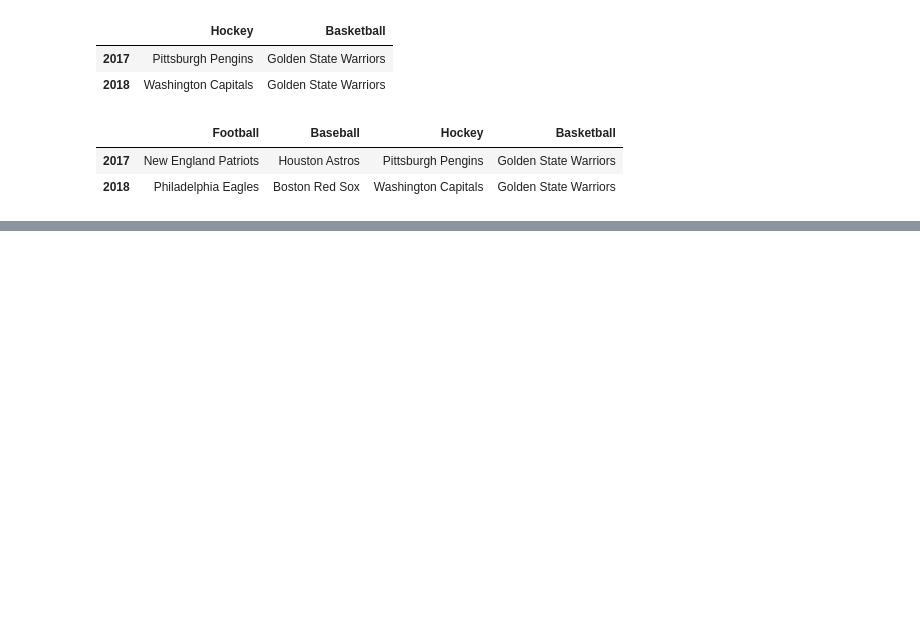
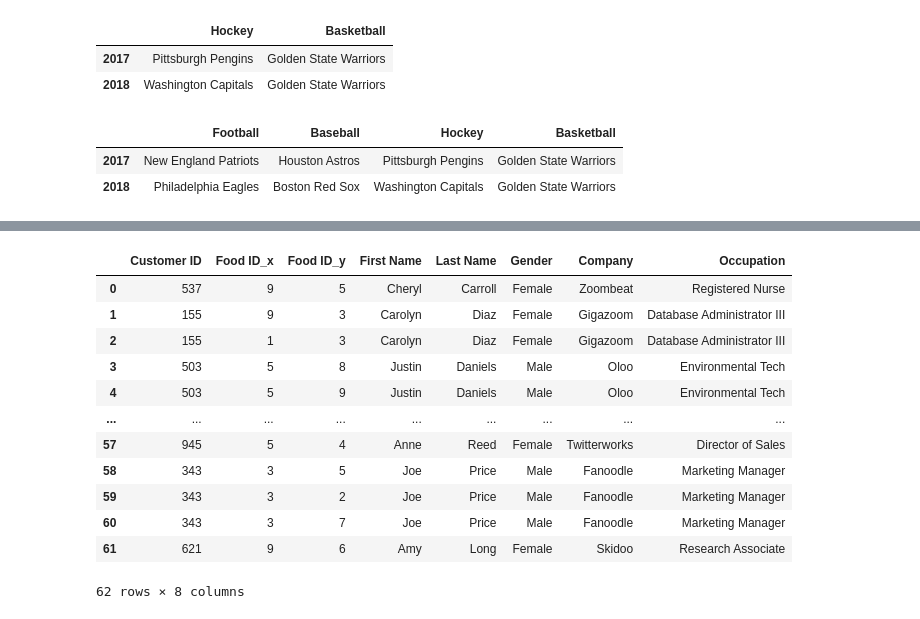
Before and after one commit to rickhall2000/ongoing-learning, a Jupyter notebook: pandas_in_action/ch_10_Merging_joining_and_concatenating.ipynb, the cells around one changed output, grey strips where cells are left out. Cells and saved outputs as stored; diff of their text form; code cells hidden in the pictures; blank space fills up the shorter version.

```diff
--- a/pandas_in_action/ch_10_Merging_joining_and_concatenating.ipynb
+++ b/pandas_in_action/ch_10_Merging_joining_and_concatenating.ipynb
@@ -174,0 +298,3 @@ pd.concat(
+# %%
+week1 = pd.read_csv("restaurant/week_1_sales.csv")
+week2 = pd.read_csv("restaurant/week_2_sales.csv")
@@ -174,0 +310,3 @@ pd.concat(
+# %%
+customers = pd.read_csv("restaurant/customers.csv", index_col="ID")
+customers.head()
@@ -174,0 +350,17 @@ pd.concat(
+# %%
+both_weeks = week1.merge(week2, on="Customer ID", how="inner")
+both_weeks.merge(customers, how="left", left_on="Customer ID", right_index=True)
+# %% [output]
+|  | Customer ID | Food ID_x | Food ID_y | First Name | Last Name | Gender | Company | Occupation |
+| 0 | 537 | 9 | 5 | Cheryl | Carroll | Female | Zoombeat | Registered Nurse |
+| 1 | 155 | 9 | 3 | Carolyn | Diaz | Female | Gigazoom | Database Administrator III |
+| 2 | 155 | 1 | 3 | Carolyn | Diaz | Female | Gigazoom | Database Administrator III |
+| 3 | 503 | 5 | 8 | Justin | Daniels | Male | Oloo | Environmental Tech |
+| 4 | 503 | 5 | 9 | Justin | Daniels | Male | Oloo | Environmental Tech |
+| ... | ... | ... | ... | ... | ... | ... | ... | ... |
+| 57 | 945 | 5 | 4 | Anne | Reed | Female | Twitterworks | Director of Sales |
+| 58 | 343 | 3 | 5 | Joe | Price | Male | Fanoodle | Marketing Manager |
+| 59 | 343 | 3 | 2 | Joe | Price | Male | Fanoodle | Marketing Manager |
+| 60 | 343 | 3 | 7 | Joe | Price | Male | Fanoodle | Marketing Manager |
+| 61 | 621 | 9 | 6 | Amy | Long | Female | Skidoo | Research Associate |
+62 rows × 8 columns
```
Also changed, not shown: parts of 22 cells of this notebook.
